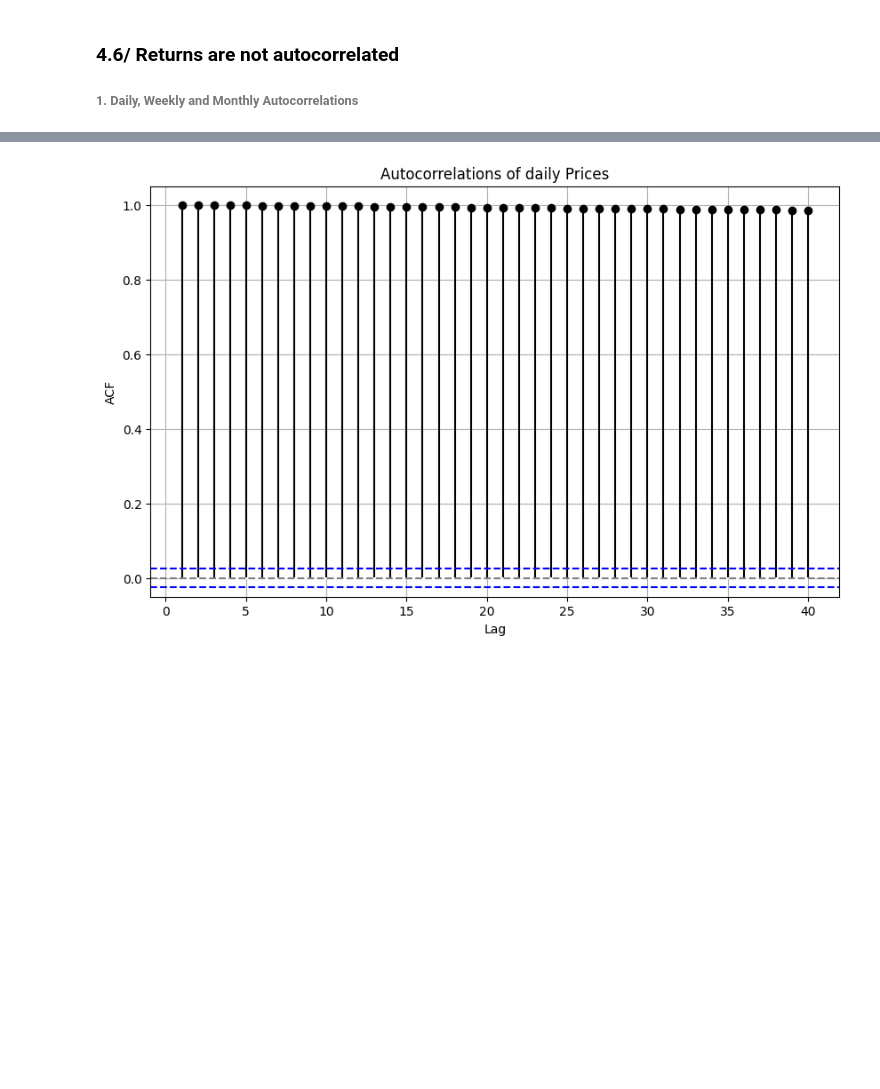
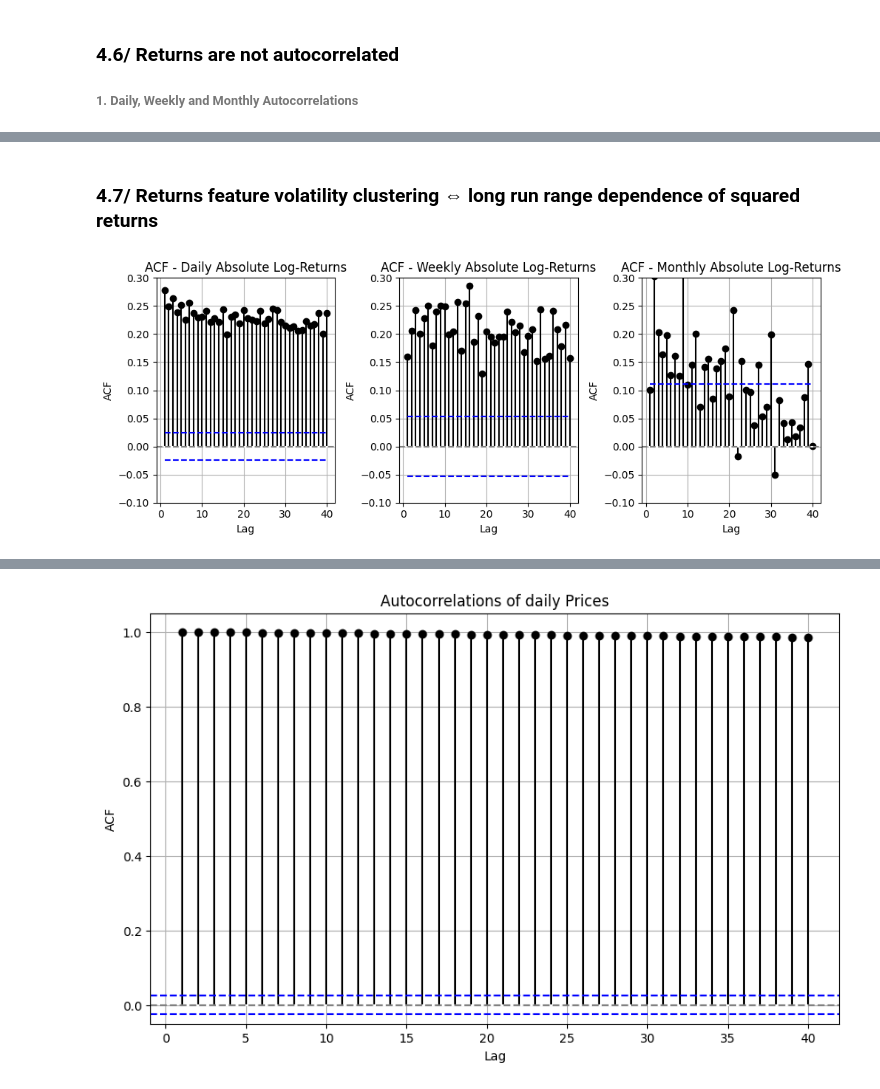
Before and after one commit to cgav1n1/Econometrics_Stylized_Facts, a Jupyter notebook: MidTermAssignmentwith6Facts.ipynb, the cells around one changed output, grey strips where cells are left out. Drawn from its saved outputs; the diff is of its cells as text; code cells hidden in the pictures; blank space fills up the shorter version.

Commit message:
Added Code to generate Facts 7 and 8

```diff
--- a/MidTermAssignmentwith6Facts.ipynb
+++ b/MidTermAssignmentwith6Facts.ipynb
@@ -974,0 +984,69 @@ AttributeError: 'Series' object has no attribute 'corrwith'
+# %% [markdown]
+### 4.7/ Returns feature volatility clustering ⇔ long run range dependence of squared returns
+# %%
+# Extract daily log-returns
+log_returns_daily = rt_d_all
+
+# Parameter for the empirical autocorrelation
+lags = 40
+
+# Creation of the three side-by-side graphs
+fig, axs = plt.subplots(1, 3, figsize=(10, 4))
+
+# ACF of daily log-returns with confidence bands
+acf_values_daily = acf(abs(log_returns_daily), nlags=lags)
+confint = 1.96 / np.sqrt(len(log_returns_daily))
+confint_upper = np.full(lags, confint)
+confint_lower = -np.full(lags, confint)
+
+axs[0].stem(np.arange(1, lags + 1), acf_values_daily[1:], linefmt='k-', markerfmt='ko', basefmt='w-')
+axs[0].axhline(y=0, color='gray', linestyle='--')
+axs[0].plot(np.arange(1, lags + 1), confint_upper, color='blue', linestyle='dashed')
+axs[0].plot(np.arange(1, lags + 1), confint_lower, color='blue', linestyle='dashed')
+axs[0].set_ylim(-0.1, 0.3)
+axs[0].set_title('ACF - Daily Absolute Log-Returns')
+axs[0].set_xlabel('Lag')
+axs[0].set_ylabel('ACF')
+axs[0].grid(True)
+
+# ACF of weekly log-returns with confidence bands
+acf_values_weekly = acf(abs(log_returns_weekly), nlags=lags)
+confint_weekly = 1.96 / np.sqrt(len(log_returns_weekly))
+confint_weekly_upper = np.full(lags, confint_weekly)
+confint_weekly_lower = -np.full(lags, confint_weekly)
+
+axs[1].stem(np.arange(1, lags + 1), acf_values_weekly[1:], linefmt='k-', markerfmt='ko', basefmt='w-')
+axs[1].axhline(y=0, color='gray', linestyle='--')
+axs[1].plot(np.arange(1, lags + 1), confint_weekly_upper, color='blue', linestyle='dashed')
+axs[1].plot(np.arange(1, lags + 1), confint_weekly_lower, color='blue', linestyle='dashed')
+axs[1].set_ylim(-0.1, 0.3)
+axs[1].set_title('ACF - Weekly Absolute Log-Returns')
+axs[1].set_xlabel('Lag')
+axs[1].set_ylabel('ACF')
+axs[1].grid(True)
+
+# ACF of monthly log-returns with confidence bands
+acf_values_monthly = acf(abs(log_returns_monthly), nlags=lags)
+confint_monthly = 1.96 / np.sqrt(len(log_returns_monthly))
+confint_monthly_upper = np.full(lags, confint_monthly)
+confint_monthly_lower = -np.full(lags, confint_monthly)
+
+axs[2].stem(np.arange(1, lags + 1), acf_values_monthly[1:], linefmt='k-', markerfmt='ko', basefmt='w-')
+axs[2].axhline(y=0, color='gray', linestyle='--')
+axs[2].plot(np.arange(1, lags + 1), confint_monthly_upper, color='blue', linestyle='dashed')
+axs[2].plot(np.arange(1, lags + 1), confint_monthly_lower, color='blue', linestyle='dashed')
+axs[2].set_ylim(-0.1, 0.3)
+axs[2].set_title('ACF - Monthly Absolute Log-Returns')
+axs[2].set_xlabel('Lag')
+axs[2].set_ylabel('ACF')
+axs[2].grid(True)
+
+# Adjusting the spacing between graphs
+plt.tight_layout()
+
+# Save the graphic in png format
+plt.savefig('Latex/Img/Fact7_AbsoluteLogReturns.pdf', format='pdf', bbox_inches='tight')
+
+plt.show()
+# %% [output]
+[figure, added]
```
Also changed, not shown: parts of 29 cells of this notebook, 22 other files.
